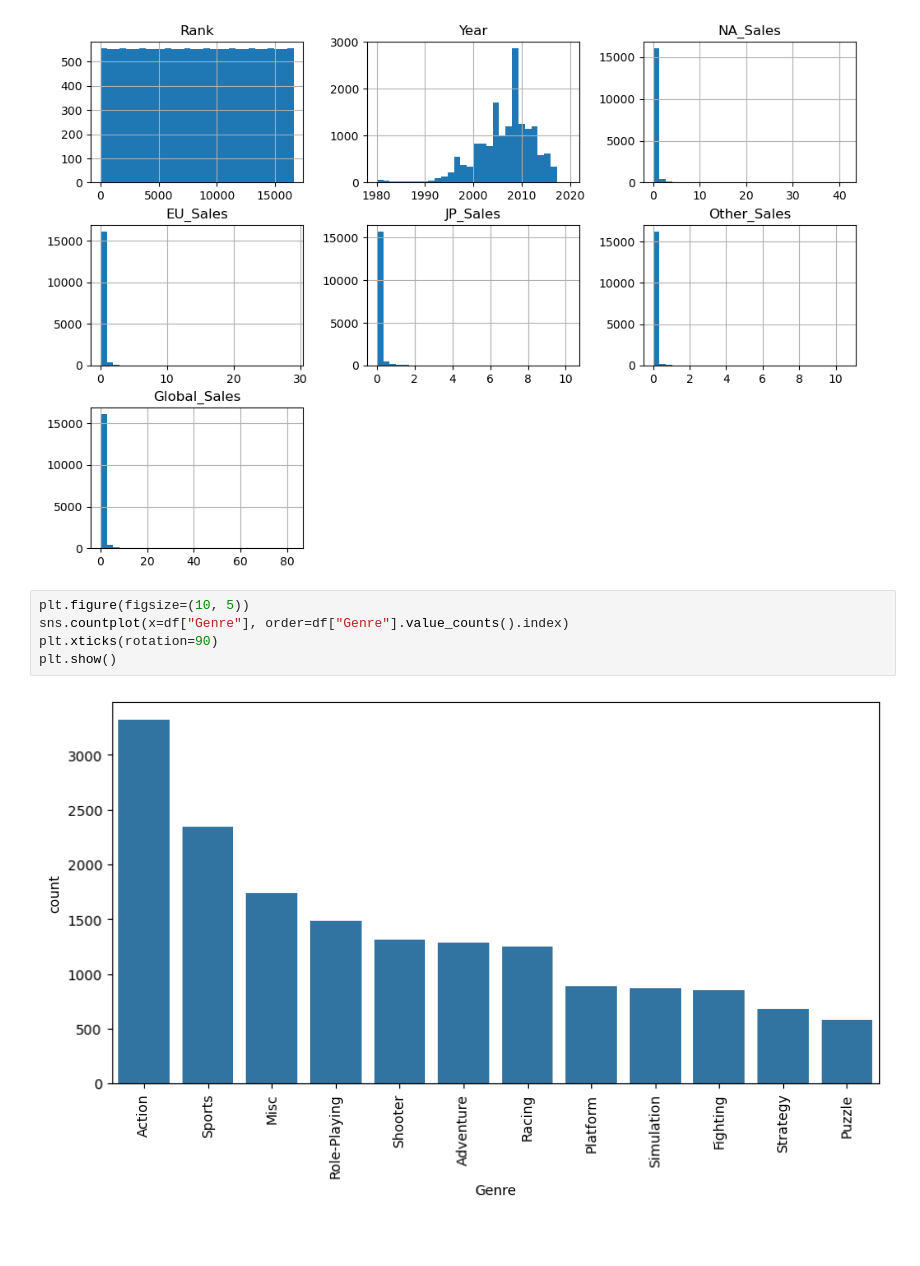
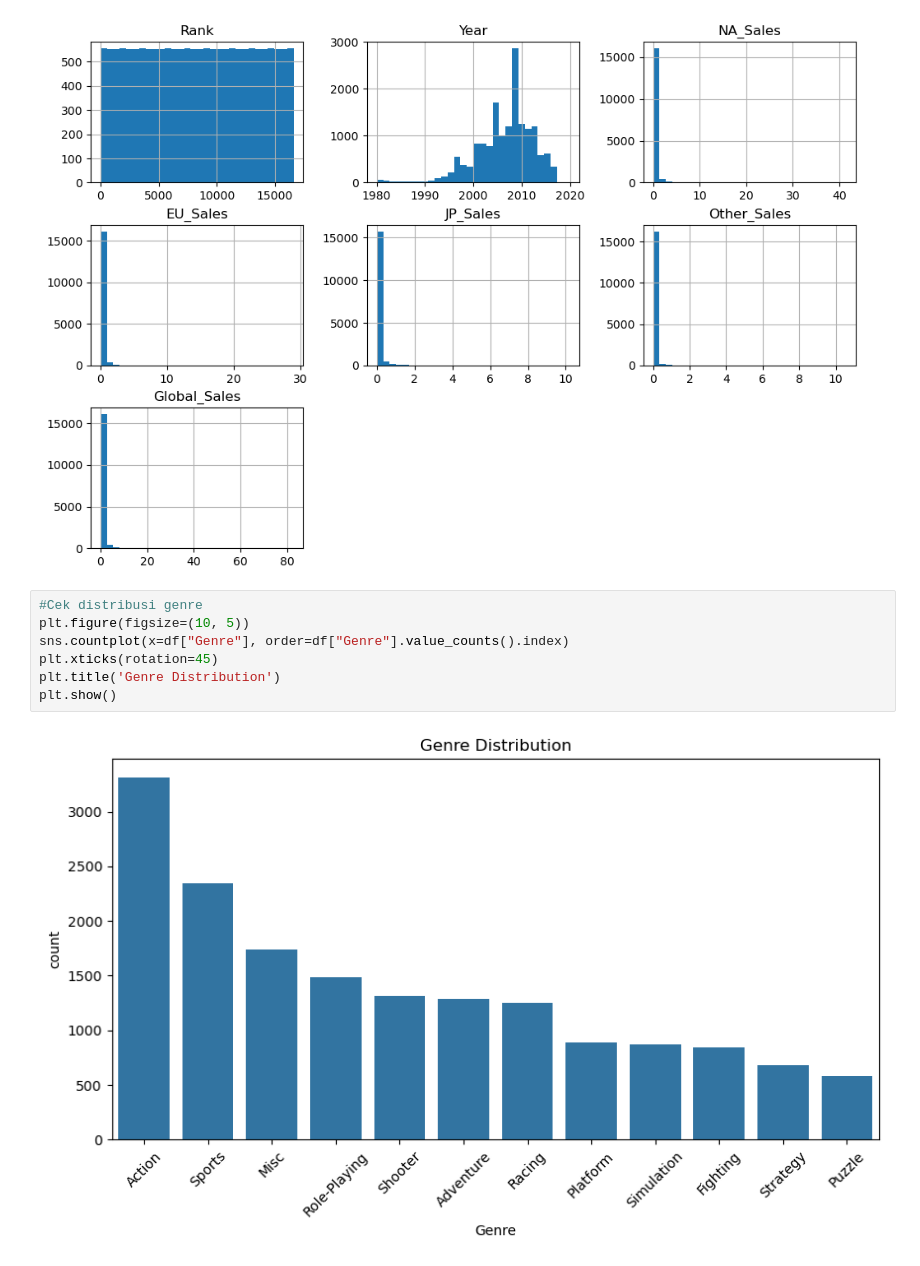
Before and after one commit to dhikaramadhansaputra/latihan_data_pre-processing, a Jupyter notebook: Latihan validasi data/worksheet.ipynb, the cells around one changed output. Saved outputs shown, nothing was run; the diff lists cells and outputs as text; blank space fills up the shorter version.

```diff
--- a/Latihan validasi data/worksheet.ipynb
+++ b/Latihan validasi data/worksheet.ipynb
@@ -100,9 +101,11 @@ plt.show()
 # %% [output]
 [figure]
 # %%
+#Cek distribusi genre
 plt.figure(figsize=(10, 5))
 sns.countplot(x=df["Genre"], order=df["Genre"].value_counts().index)
-plt.xticks(rotation=90)
+plt.xticks(rotation=45)
+plt.title('Genre Distribution')
 plt.show()
 # %% [output]
-[figure, old version]
+[figure, new version]
```
Also changed, not shown: parts of 8 cells of this notebook, 1 other file.
